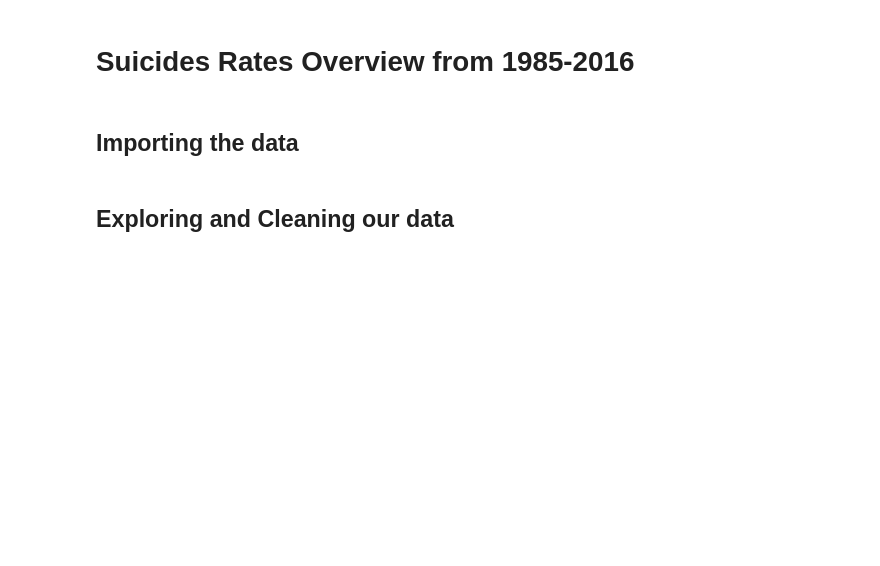
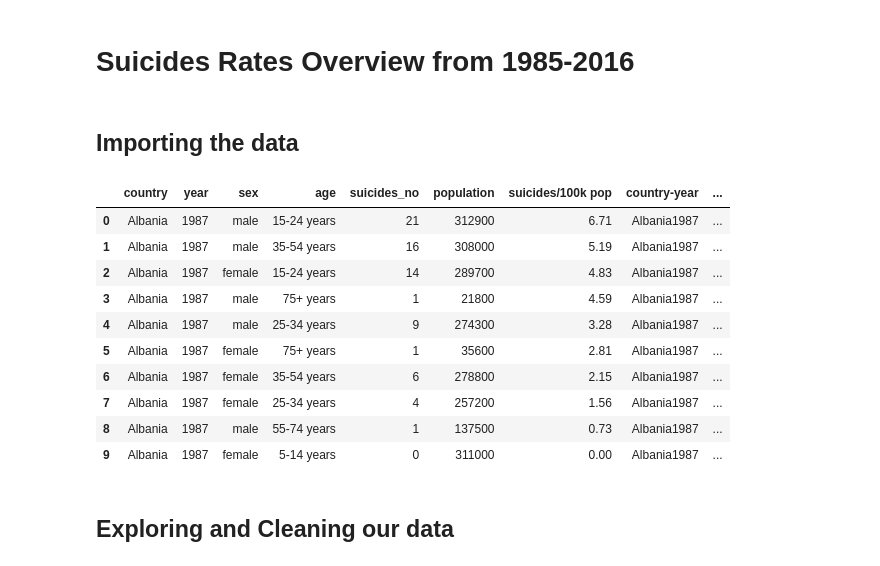
Before and after one commit to franj46/Python-Programming, a Jupyter notebook: Final_Project/Data Science Project.ipynb, the cells around one changed output. Saved outputs shown, nothing was run; the diff lists cells and outputs as text; code cells hidden in the pictures; blank space fills up the shorter version.

```diff
--- a/Final_Project/Data Science Project.ipynb
+++ b/Final_Project/Data Science Project.ipynb
@@ -13,7 +13,19 @@ import seaborn as sns
 # %%
 suicides = pd.read_csv('master.csv') #We are importing the dataset from a local folder
 # %%
-suicides #This is what the top 10 rows of data look like
+suicides.head(10) #This is what the top 10 rows of data look like
+# %% [output]
+|  | country | year | sex | age | suicides_no | population | suicides/100k pop | country-year | ... |
+| 0 | Albania | 1987 | male | 15-24 years | 21 | 312900 | 6.71 | Albania1987 | ... |
+| 1 | Albania | 1987 | male | 35-54 years | 16 | 308000 | 5.19 | Albania1987 | ... |
+| 2 | Albania | 1987 | female | 15-24 years | 14 | 289700 | 4.83 | Albania1987 | ... |
+| 3 | Albania | 1987 | male | 75+ years | 1 | 21800 | 4.59 | Albania1987 | ... |
+| 4 | Albania | 1987 | male | 25-34 years | 9 | 274300 | 3.28 | Albania1987 | ... |
+| 5 | Albania | 1987 | female | 75+ years | 1 | 35600 | 2.81 | Albania1987 | ... |
+| 6 | Albania | 1987 | female | 35-54 years | 6 | 278800 | 2.15 | Albania1987 | ... |
+| 7 | Albania | 1987 | female | 25-34 years | 4 | 257200 | 1.56 | Albania1987 | ... |
+| 8 | Albania | 1987 | male | 55-74 years | 1 | 137500 | 0.73 | Albania1987 | ... |
+| 9 | Albania | 1987 | female | 5-14 years | 0 | 311000 | 0.00 | Albania1987 | ... |
 # %% [markdown]
 ## Exploring and Cleaning our data
 # %% [markdown]
```
